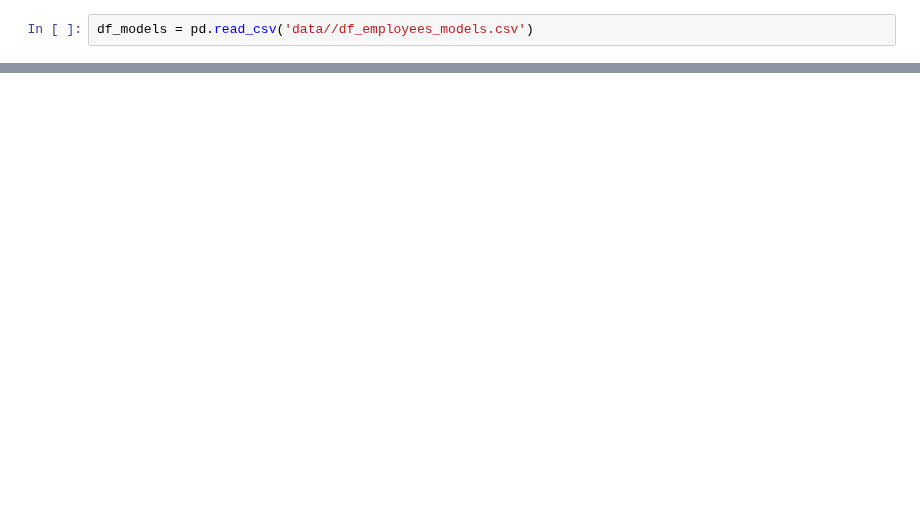
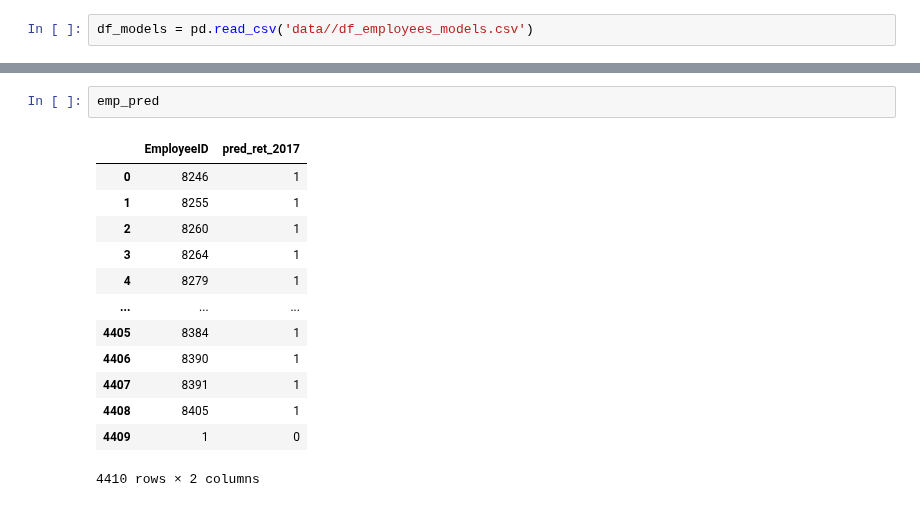
Before and after one commit to SantiRestrepoOlarte/ML_HumanResources, a Jupyter notebook: e_despliegue.ipynb, the cells around one changed output, grey strips where cells are left out. Saved outputs shown, nothing was run; the diff lists cells and outputs as text; blank space fills up the shorter version.

```diff
--- a/e_despliegue.ipynb
+++ b/e_despliegue.ipynb
@@ -38,0 +55,16 @@ KeyError: "['BusinessTravel_Non-Travel', 'Department_Human Resources', 'Educatio
+# %%
+emp_pred
+# %% [output]
+|  | EmployeeID | pred_ret_2017 |
+| 0 | 8246 | 1 |
+| 1 | 8255 | 1 |
+| 2 | 8260 | 1 |
+| 3 | 8264 | 1 |
+| 4 | 8279 | 1 |
+| ... | ... | ... |
+| 4405 | 8384 | 1 |
+| 4406 | 8390 | 1 |
+| 4407 | 8391 | 1 |
+| 4408 | 8405 | 1 |
+| 4409 | 1 | 0 |
+4410 rows × 2 columns
```
Also changed, not shown: parts of 4 cells of this notebook, 2 other files.
